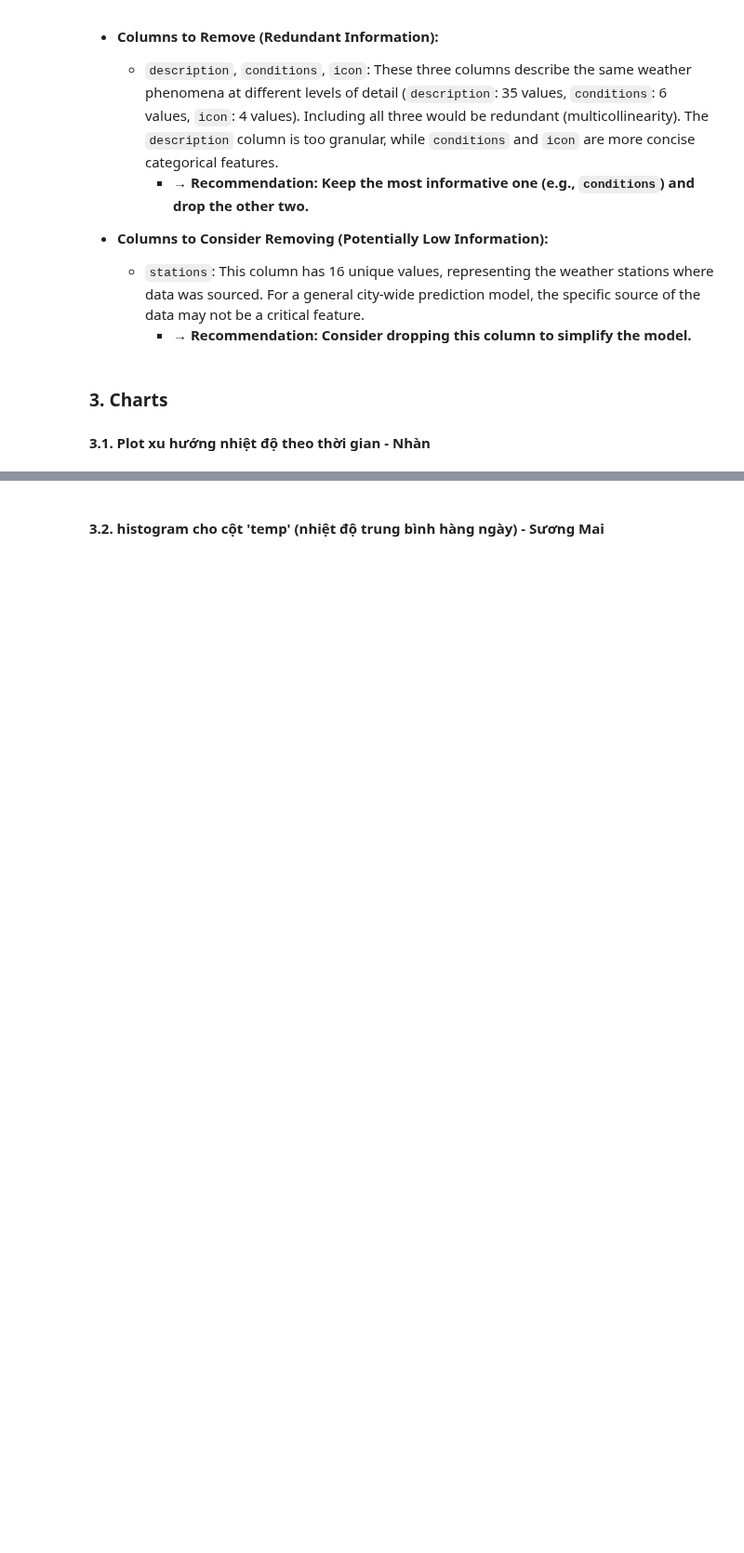
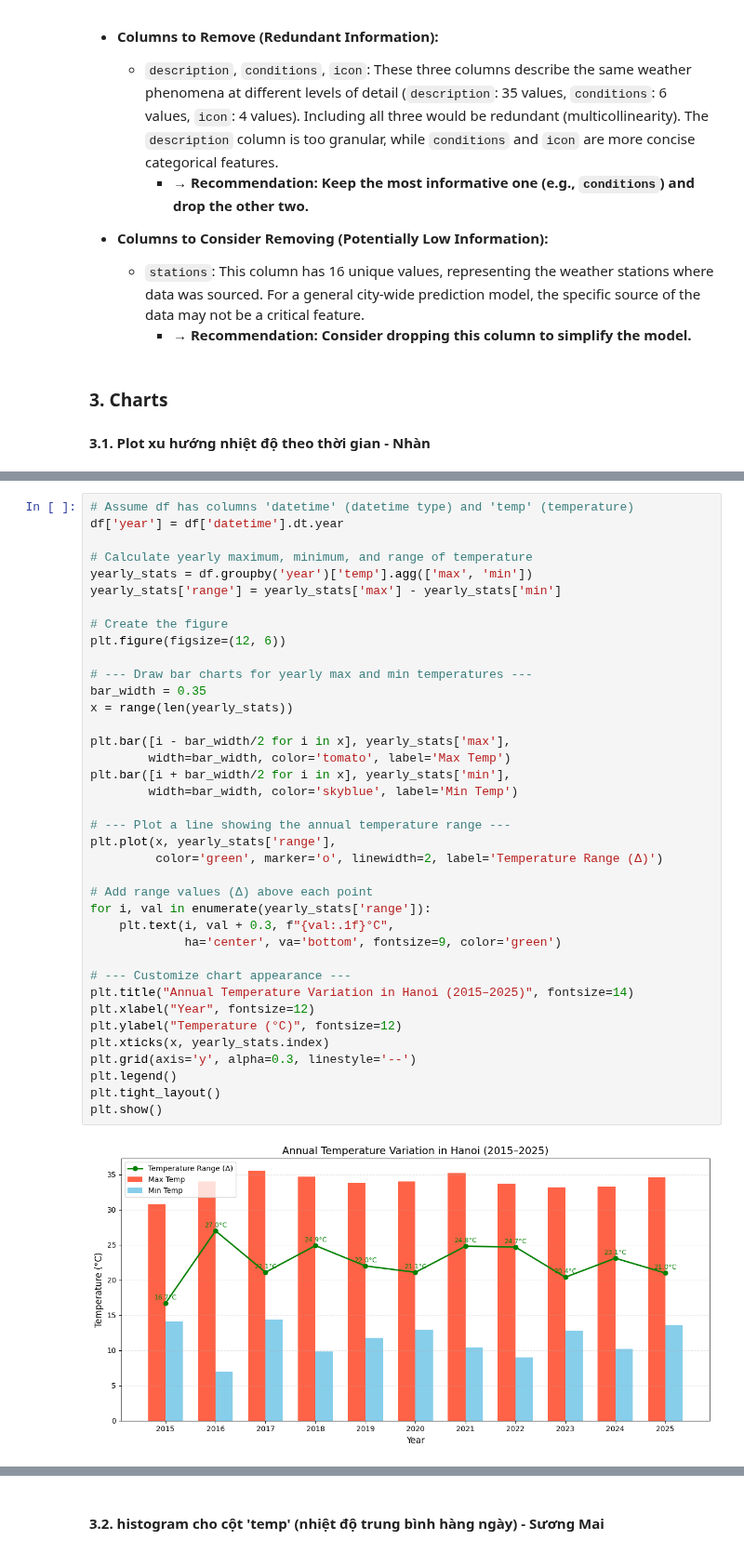
Before and after one commit to DunDun-banana/ml-group1, a Jupyter notebook: Data_understanding.ipynb, the cells around one changed output, grey strips where cells are left out. Shown at 93% size. Saved outputs shown, nothing was run; the diff lists cells and outputs as text; blank space fills up the shorter version.

```diff
--- a/Data_understanding.ipynb
+++ b/Data_understanding.ipynb
@@ -318,0 +267,40 @@ plt.show()
+# %%
+# Assume df has columns 'datetime' (datetime type) and 'temp' (temperature)
+df['year'] = df['datetime'].dt.year
+
+# Calculate yearly maximum, minimum, and range of temperature
+yearly_stats = df.groupby('year')['temp'].agg(['max', 'min'])
+yearly_stats['range'] = yearly_stats['max'] - yearly_stats['min']
+
+# Create the figure
+plt.figure(figsize=(12, 6))
+
+# --- Draw bar charts for yearly max and min temperatures ---
+bar_width = 0.35
+x = range(len(yearly_stats))
+
+plt.bar([i - bar_width/2 for i in x], yearly_stats['max'],
+        width=bar_width, color='tomato', label='Max Temp')
+plt.bar([i + bar_width/2 for i in x], yearly_stats['min'],
+        width=bar_width, color='skyblue', label='Min Temp')
+
+# --- Plot a line showing the annual temperature range ---
+plt.plot(x, yearly_stats['range'],
+         color='green', marker='o', linewidth=2, label='Temperature Range (Δ)')
+
+# Add range values (Δ) above each point
+for i, val in enumerate(yearly_stats['range']):
+    plt.text(i, val + 0.3, f"{val:.1f}°C",
+             ha='center', va='bottom', fontsize=9, color='green')
+
+# --- Customize chart appearance ---
+plt.title("Annual Temperature Variation in Hanoi (2015–2025)", fontsize=14)
+plt.xlabel("Year", fontsize=12)
+plt.ylabel("Temperature (°C)", fontsize=12)
+plt.xticks(x, yearly_stats.index)
+plt.grid(axis='y', alpha=0.3, linestyle='--')
+plt.legend()
+plt.tight_layout()
+plt.show()
+# %% [output]
+[figure, added]
```
Also changed, not shown: parts of 20 cells of this notebook.
